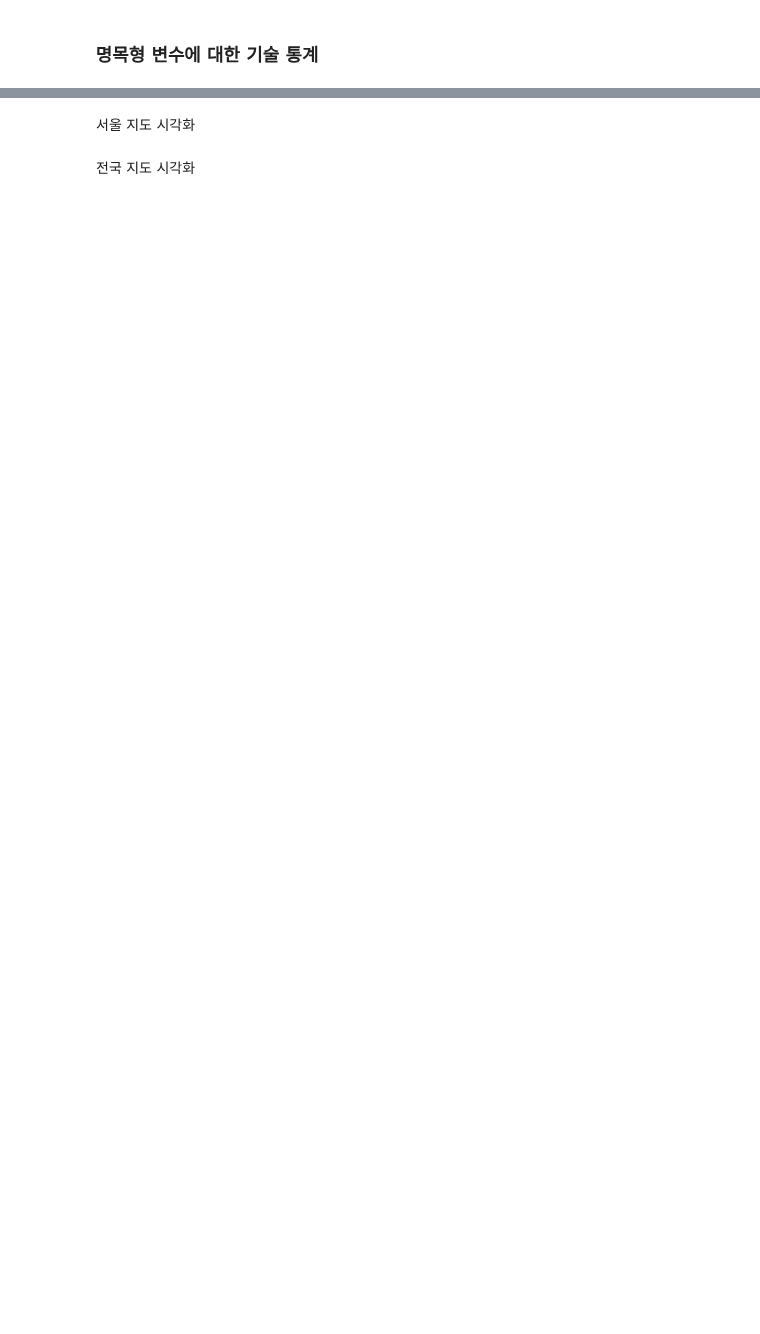
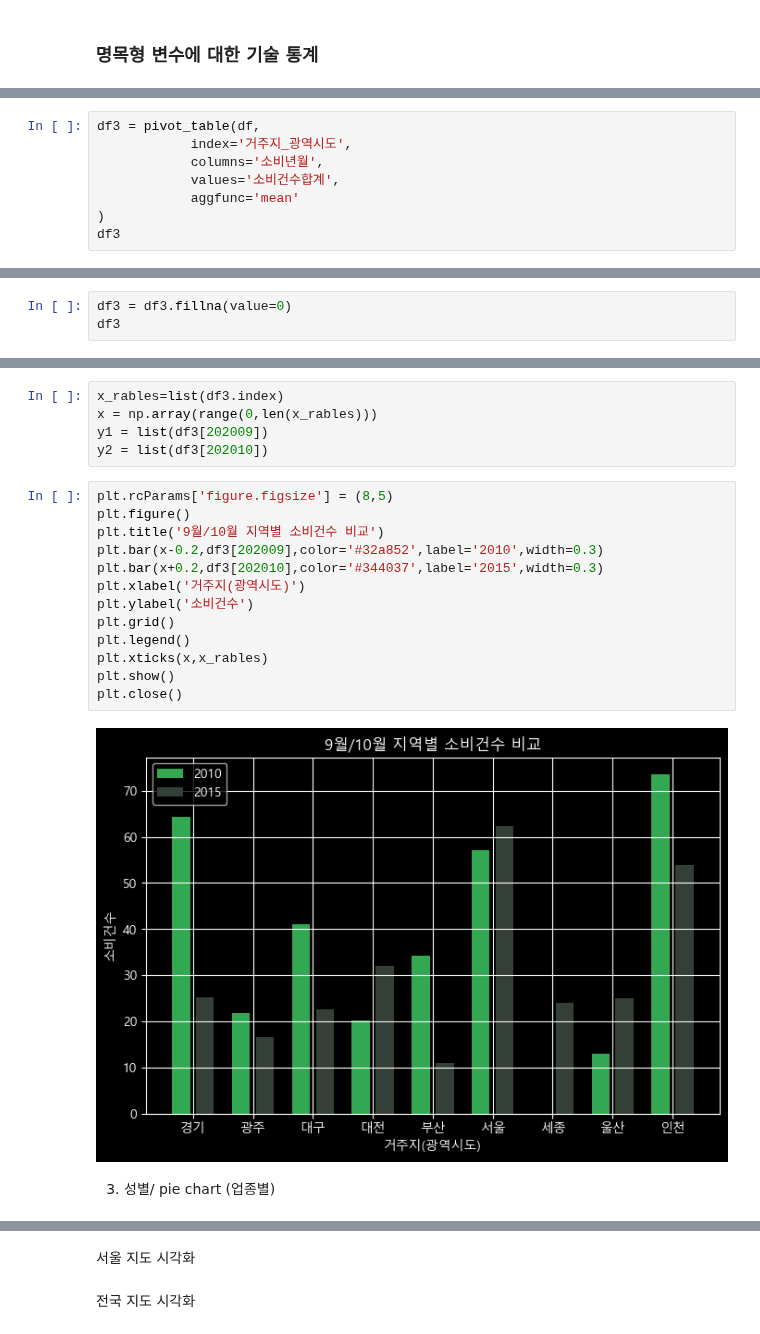
Before and after one commit to maker-lee/megait-data, a Jupyter notebook: D.탐색적_데이터_분석/semi_project/삼성카드_배달음식선호.ipynb, the cells around one changed output, grey strips where cells are left out. Saved outputs shown, nothing was run; the diff lists cells and outputs as text; blank space fills up the shorter version.

```diff
--- a/D.탐색적_데이터_분석/semi_project/삼성카드_배달음식선호.ipynb
+++ b/D.탐색적_데이터_분석/semi_project/삼성카드_배달음식선호.ipynb
@@ -34,0 +165,8 @@ y축 2개
+# %%
+df3 = pivot_table(df,
+            index='거주지_광역시도',
+            columns='소비년월',
+            values='소비건수합계',
+            aggfunc='mean'
+)
+df3
@@ -34,0 +187,3 @@ y축 2개
+# %%
+df3 = df3.fillna(value=0)
+df3
@@ -34,0 +202,22 @@ y축 2개
+# %%
+x_rables=list(df3.index)
+x = np.array(range(0,len(x_rables)))
+y1 = list(df3[202009])
+y2 = list(df3[202010])
+# %%
+plt.rcParams['figure.figsize'] = (8,5)
+plt.figure()
+plt.title('9월/10월 지역별 소비건수 비교')
+plt.bar(x-0.2,df3[202009],color='#32a852',label='2010',width=0.3)
+plt.bar(x+0.2,df3[202010],color='#344037',label='2015',width=0.3)
+plt.xlabel('거주지(광역시도)')
+plt.ylabel('소비건수')
+plt.grid()
+plt.legend()
+plt.xticks(x,x_rables)
+plt.show()
+plt.close()
+# %% [output]
+[figure, added]
+# %% [markdown]
+3. 성별/ pie chart (업종별)
```
Also changed, not shown: parts of 42 cells of this notebook, 4 other files.
